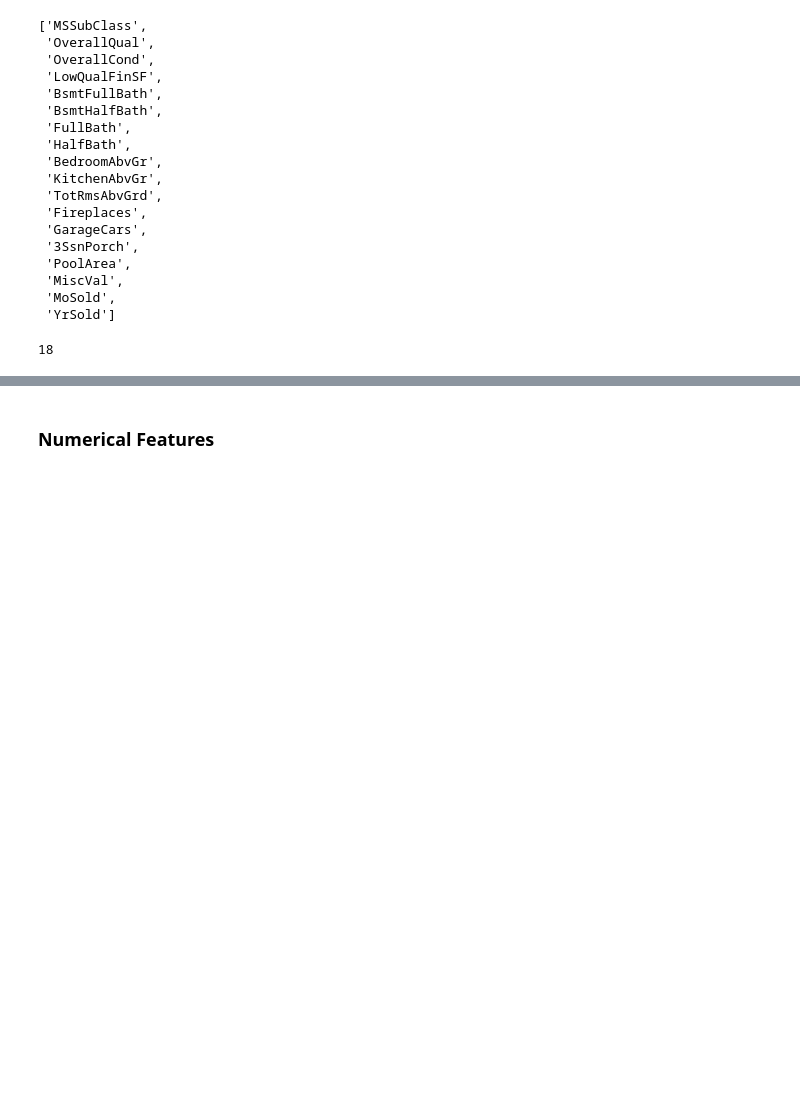
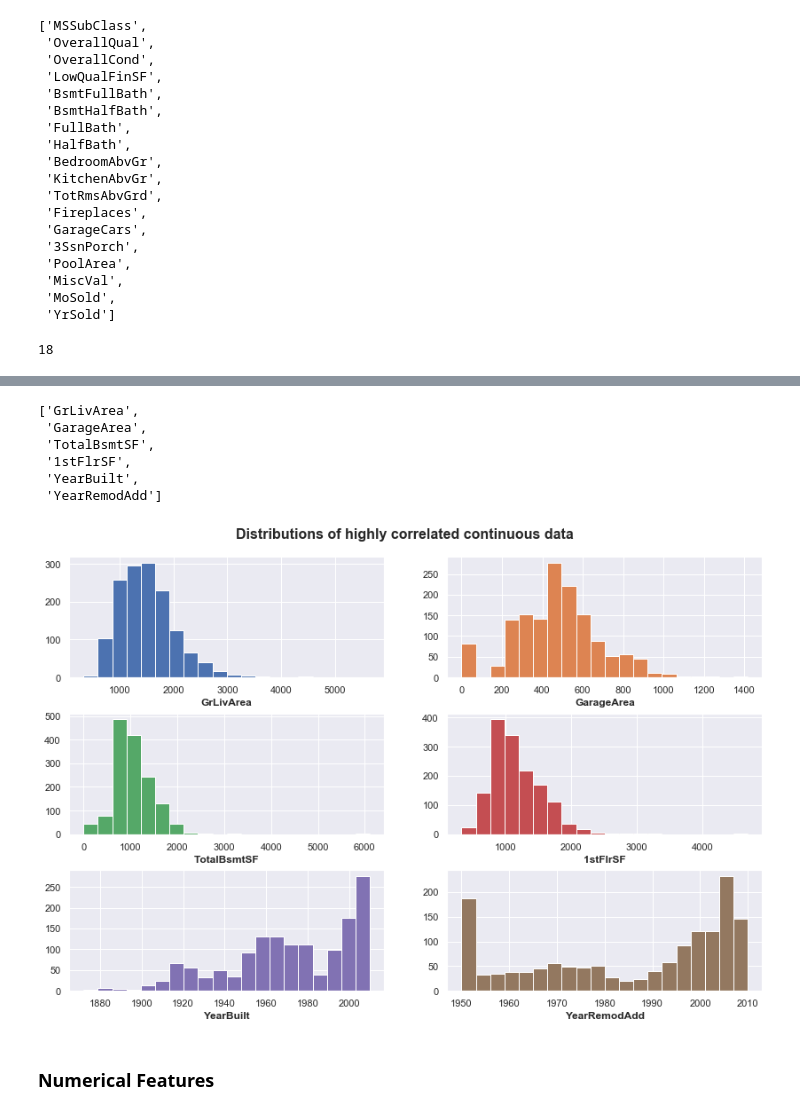
Before and after one commit to gepallas/ML_House_Prices, a Jupyter notebook: HousePricesEDA.ipynb, the cells around one changed output, grey strips where cells are left out. Drawn from its saved outputs; the diff is of its cells as text; code cells hidden in the pictures; blank space fills up the shorter version.

```diff
--- a/HousePricesEDA.ipynb
+++ b/HousePricesEDA.ipynb
@@ -749,3 +772,30 @@ for attr in discrete_attr:
+# %%
+continuous_attr_high = [attr for attr in train_numeric[corr_numeric_high.index]
+                        if attr not in discrete_attr+['SalePrice']] #+['SalePrice']
+continuous_attr_high
+# %% [output]
+['GrLivArea',
+ 'GarageArea',
+ 'TotalBsmtSF',
+ '1stFlrSF',
+ 'YearBuilt',
+ 'YearRemodAdd']
+# %%
+i = j = k = 0
+fig, ax = plt.subplots(3,2, figsize=(14,9))
+fig.suptitle('Distributions of highly correlated continuous data', fontsize=16, fontweight = 'bold', y=0.93)
+fig.subplots_adjust(hspace=0.3)
+for attr in continuous_attr_high:
+    ax[i,j].hist(train_clean[attr], bins=20, color=sns.color_palette()[k])
+    ax[i,j].set_xlabel(attr, fontsize=12, fontweight='bold')
+    if j==1:
+        i+=1
+        j=0
+    else:
+        j+=1
+    k+=1
+# %% [output]
+[figure, added]
 # %% [markdown]
 ### Numerical Features
 # %%
```
Also changed, not shown: parts of 3 cells of this notebook.
